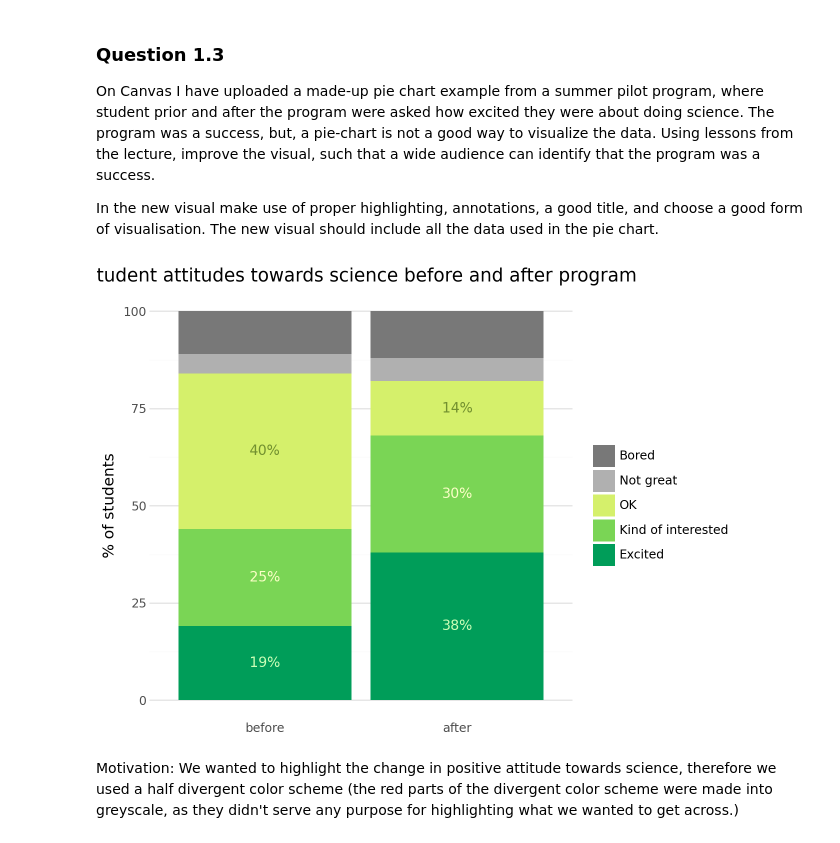
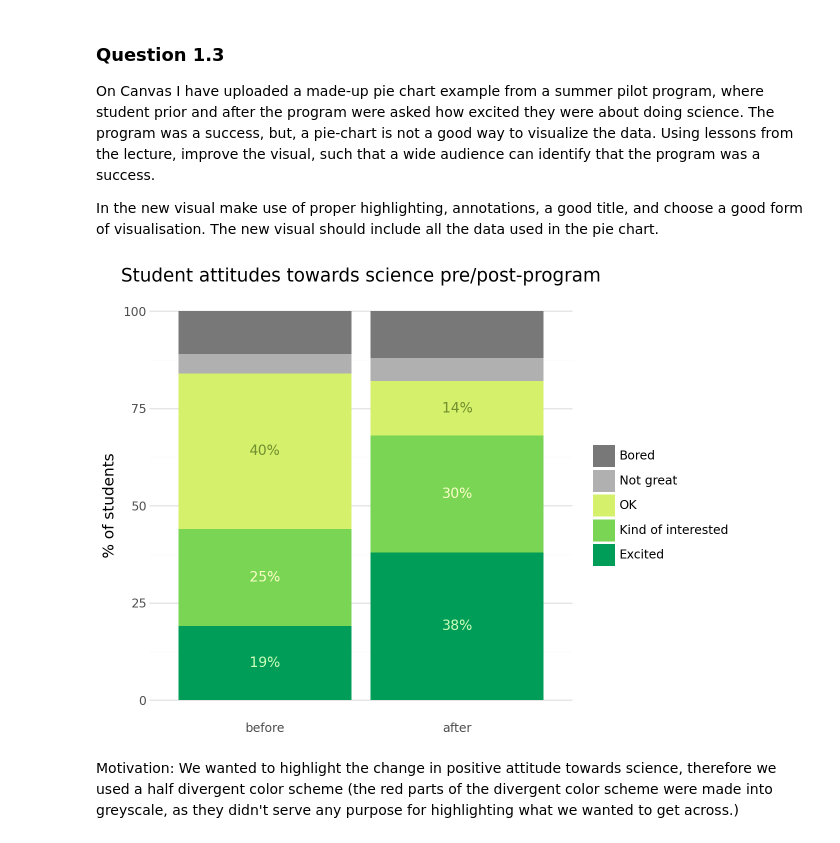
Before and after one commit to Salabud/MVE080-grp10, a Jupyter notebook: Homework4_2025.ipynb, the cells around one changed output. Cells and saved outputs as stored; diff of their text form; code cells hidden in the pictures.

Commit message:
small title change

```diff
--- a/Homework4_2025.ipynb
+++ b/Homework4_2025.ipynb
@@ -500,35 +500,35 @@ df["Study"] = pd.Categorical(df["Study"], categories=["before", "after"], ordere
 color_list = ["#009D59","#7ad555","#d5f06b","#b0b0b0","#787878"]
 
 label_colors = {
     "Excited": "#cbffb7",
     "Kind of interested": "#faffc6",
     "OK": "#72902f"
 }
 
 label_categories = ["OK", "Kind of interested", "Excited"]
 df_labels = df[df["Category"].isin(label_categories)].copy()
 df_labels["label"] = df_labels["Percentage"].astype(int).astype(str) + "%"
 
 p = (
     ggplot(df, aes(x="Study", y="Percentage", fill="Category"))
     + geom_bar(stat="identity", position="stack")
     + geom_text(data=df_labels,
                 mapping=aes(x="Study", y="Percentage", fill="Category", label="label", color="Category"),
                 position=position_stack(vjust=0.5), size=10, show_legend=False)
     + scale_fill_manual(values=color_list[::-1])
     + scale_color_manual(values=label_colors)
-    + labs(title="Student attitudes towards science before and after program",
+    + labs(title="Student attitudes towards science pre/post-program",
         x="",
         y="% of students")
     + theme_minimal()
     + theme(
         legend_title=element_blank(),
         panel_grid_major_x=element_blank(),
     )
 )
 p
 # %% [output]
-[figure, old version]
+[figure, new version]
 # %% [markdown]
 Motivation: We wanted to highlight the change in positive attitude towards science, therefore we used a half divergent color scheme (the red parts of the divergent color scheme were made into greyscale, as they didn't serve any purpose for highlighting what we wanted to get across.)
 # %% [markdown]
```
